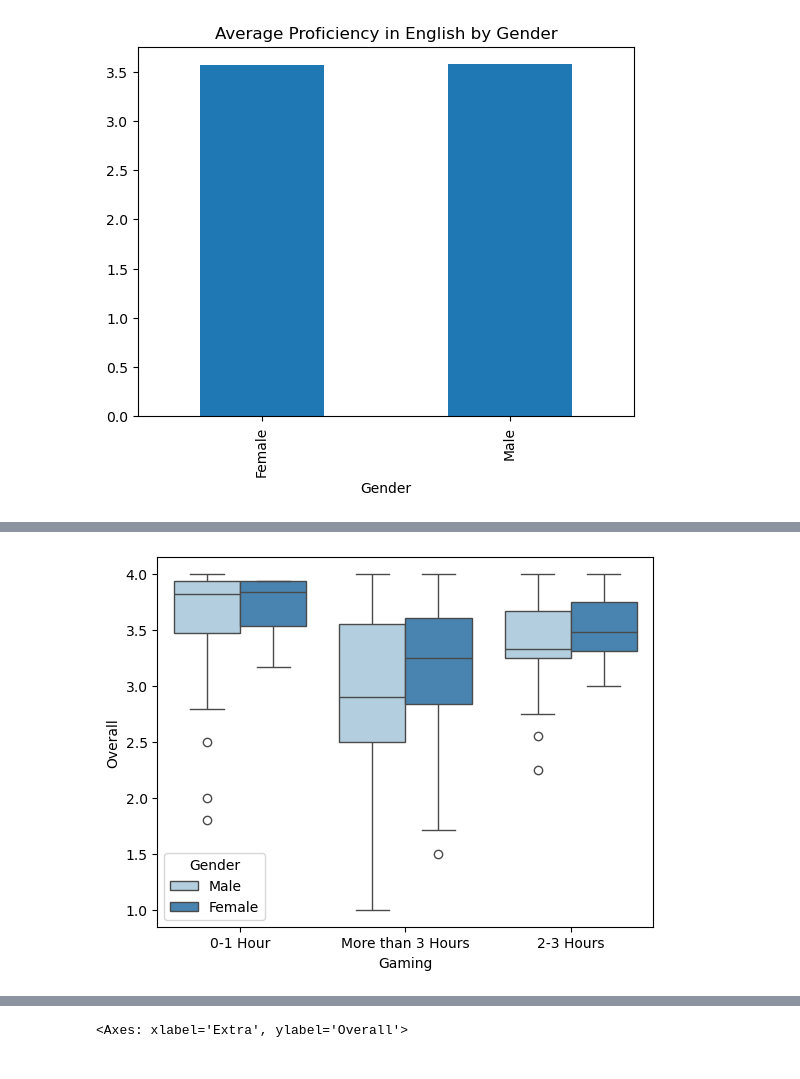
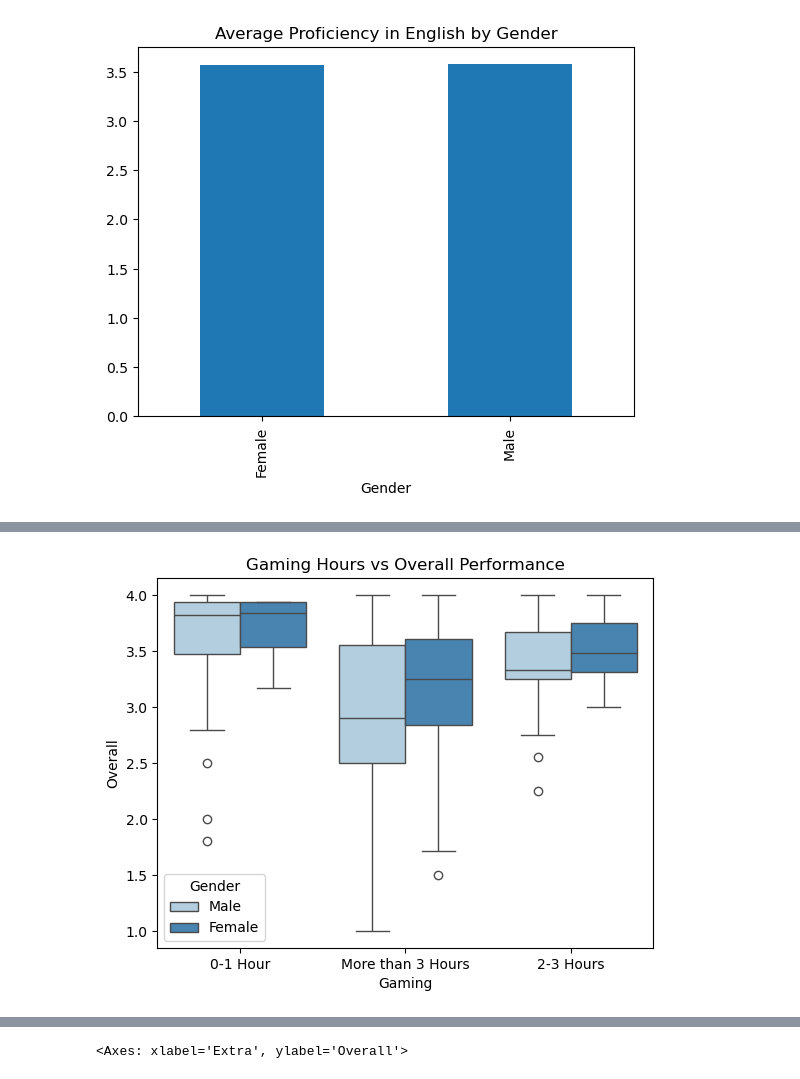
Before and after one commit to I-jidd/Data-Analysis-Machine-Learning, a Jupyter notebook: Student Performance Metrics Dataset/Student-Performance-Metrics-Dataset.ipynb, the cells around one changed output, grey strips where cells are left out. Saved outputs shown, nothing was run; the diff lists cells and outputs as text; code cells hidden in the pictures.

```diff
--- a/Student Performance Metrics Dataset/Student-Performance-Metrics-Dataset.ipynb
+++ b/Student Performance Metrics Dataset/Student-Performance-Metrics-Dataset.ipynb
@@ -217,6 +218,7 @@ plt.show()
 # %%
 sns.boxplot(data=df, x=df['Gaming'], y=df['Overall'], hue='Gender', palette='Blues')
+plt.title('Gaming Hours vs Overall Performance')
 plt.show()
 # %% [output]
-[figure, old version]
+[figure, new version]
 # %%
```
Also changed, not shown: parts of 5 cells of this notebook.
